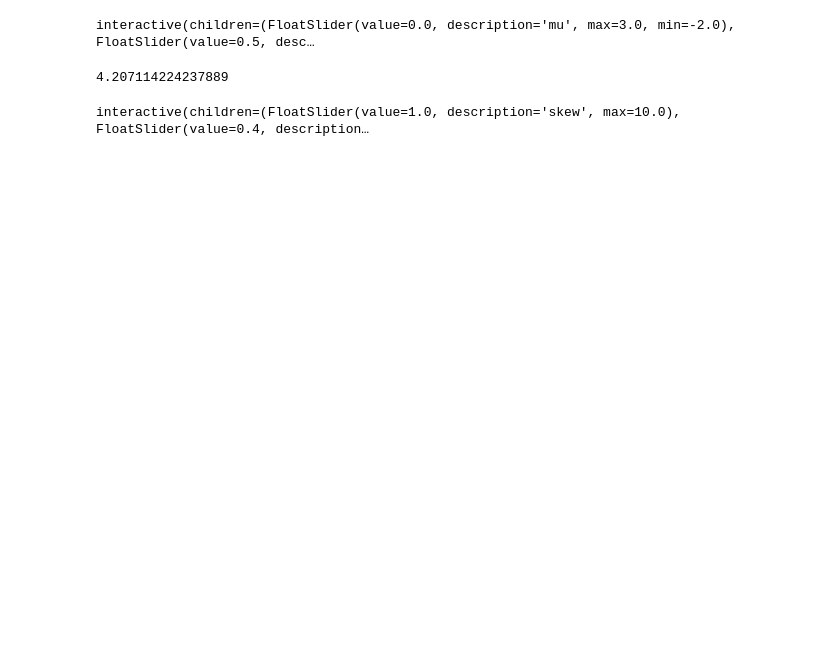
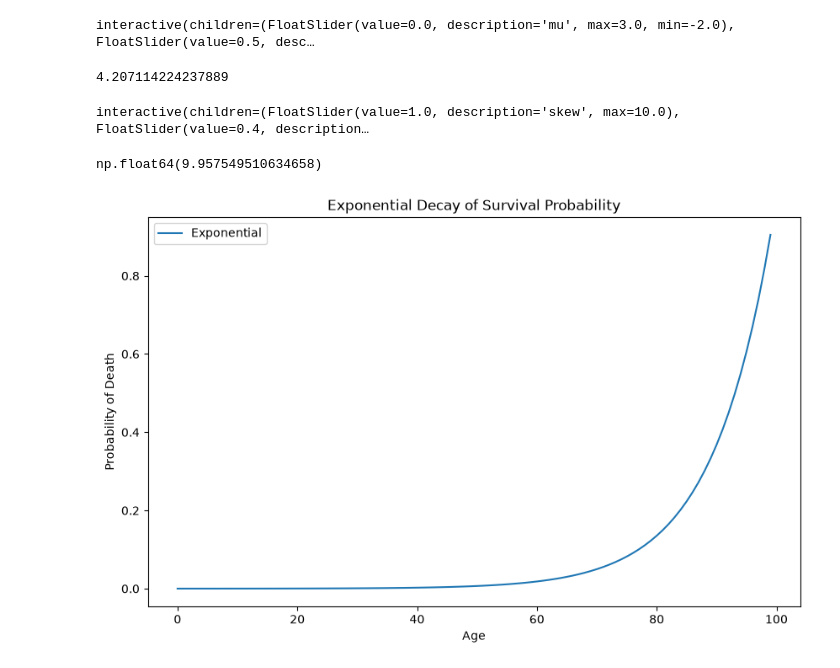
Before and after one commit to andreuandreu/proSocial, a Jupyter notebook: lognorm_distribution_explorer.ipynb, the cells around one changed output. Drawn from its saved outputs; the diff is of its cells as text; code cells hidden in the pictures; blank space fills up the shorter version.

Commit message:
made the script run with empirical human death values

```diff
--- a/lognorm_distribution_explorer.ipynb
+++ b/lognorm_distribution_explorer.ipynb
@@ -109,3 +132,29 @@ def update(A, threshold, n_samples):
     plot_rand(A, threshold, n_samples)
 # %% [output]
 interactive(children=(FloatSlider(value=1.0, description='skew', max=10.0), FloatSlider(value=0.4, description…
+# %%
+def plot_exponential():
+    age = np.arange(0, 100, 1)
+    scaling = 100#9.95
+    #prob_death_log = abs(1.0 + np.log(0.27+age / scaling))/(np.log(scaling)+1)
+    #prob_death_cdf =  np.exp(age / scaling)/(np.exp(100 / scaling)-1 )
+    prob_death_exp =  np.exp(  (age/scaling - 1) * np.sqrt(scaling) )#/np.exp(scaling)
+    fig = plt.figure(figsize=(10, 6))
+    ax = fig.add_subplot(111)
+
+    #ax.plot(age, prob_death_log, label='Logarithmic')
+    #ax.plot(age, prob_death_cdf, label='CDF')
+    ax.plot(age, prob_death_exp, label='Exponential')
+    ax.legend()
+    ax.set_xlabel('Age')
+    ax.set_ylabel('Probability of Death')
+    ax.set_title('Exponential Decay of Survival Probability')
+    plt.show()
+# %%
+np.log(21111.)
+# %% [output]
+np.float64(9.957549510634658)
+# %%
+plot_exponential()
+# %% [output]
+[figure, added]
```
Also changed, not shown: parts of 2 cells of this notebook, 4 other files.
